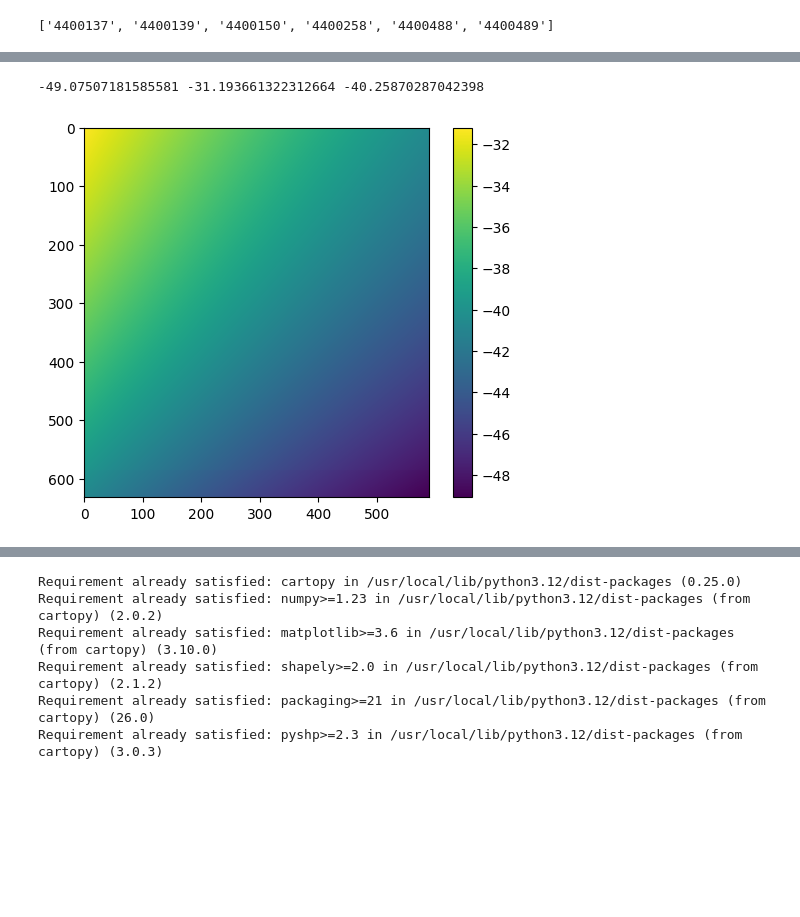
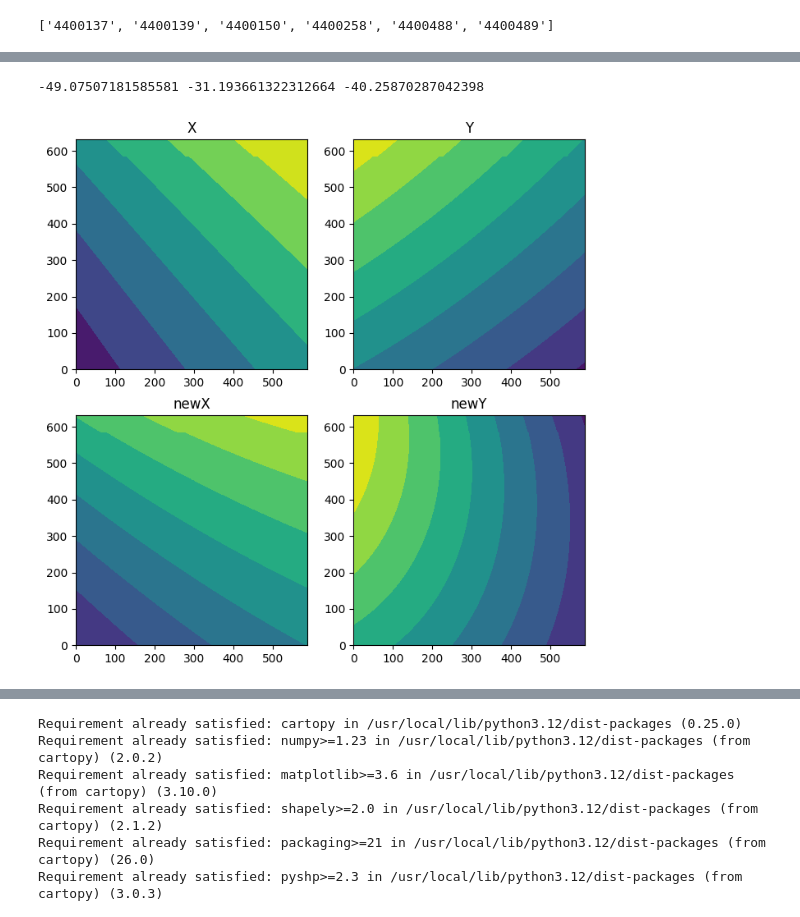
Before and after one commit to jclary-31/Wave_forecast_postprocessing, a Jupyter notebook: Wave.ipynb, the cells around one changed output, grey strips where cells are left out. Drawn from its saved outputs; the diff is of its cells as text; code cells hidden in the pictures; blank space fills up the shorter version.

```diff
--- a/Wave.ipynb
+++ b/Wave.ipynb
@@ -136,8 +136,8 @@ buoy_ids
 from bs4 import BeautifulSoup
 import xml.etree.ElementTree as ET
 
-buoy_ids=stations['# WMO'].tolist()
-buoy_ids
+#buoy_ids=stations['# WMO'].tolist()
+#buoy_ids
 i=-1
 
 moored_dir='https://dd.weather.gc.ca/'+day+'/WXO-DD/observations/swob-ml/marine/moored-buoys/'
@@ -239,7 +239,7 @@ def get_buoy(buyo_dir):
 
   #create datetime after numeric conversion, if before, date_tm will be a strange number
   #print(Q['date_tm'][0])
-  Q['date_tm']=pd.to_datetime(Q['date_tm'],format='ISO8601').dt.tz_localize(None)# localize (None) to remove UTC reference
+  Q['date_tm']=pd.to_datetime(Q['date_tm'],format='ISO8601')#.dt.tz_localize(None)# localize (None) to remove UTC reference
 
   #finally rename columns
   # SW= significant wave
@@ -856,51 +816,69 @@ def compute_curvilign_angle(ds):
   find local angle of rotation
   see definitions on wiki https://en.wikipedia.org/wiki/Curvilinear_coordinates
   and https://gis.stackexchange.com/questions/10808/manually-transforming-rotated-lat-lon-to-regular-lat-lon/14445#14445
   #not sure at 100%
   '''
 
-  #(xprime,prime) is the 'destination' grid (true North, true East)
-  yprime  = ds.latitude.values
-  xprime  = ds.longitude.values
+  #(x,) is the 'destination' grid (true North, true East)
+  Lat  = ds.latitude.values
+  Lon  = ds.longitude.values
 
-  yprime=np.deg2rad(yprime)
-  xprime=np.deg2rad(xprime)
+  #convert degree in radians
+  Lat=np.deg2rad(Lat)
+  Lon=np.deg2rad(Lon)
 
 
-  #find local (xprim,yprime) increasing direction ;  central differences
-  dy_y = yprime[:, 2:] - yprime[:, :-2]
-  dx_y = xprime[:, 2:] - xprime[:, :-2]
+  #find local increasing direction ;  central differences
+  dy_y = Lat[:, 2:] - Lat[:, :-2]
+  dx_y = Lon[:, 2:] - Lon[:, :-2]
 
 
-  y_c  = yprime[:, 1:-1]  # center latitude
-  #print(y_c)
+  y_c  = Lat[:, 1:-1]  # center latitude
   #print(np.mean(y_c), np.std(y_c)) #slights change over the domain
 
   # east/north components of y-direction
   dyE = dx_y * np.cos(y_c)
   dyN = dy_y
 
+  # By definition :
+  # cos theta= xrotated/x_norotation
+  # sin theta= yrotated/y_norotation
+  # so, theta= arctan(...)
+  theta = np.arctan2(dyN, dyE)  # #atan2(y,x)
 
-  # By definition :
-  # cos theta= x/xprime
-  # sin theta= y /yprime
-  # so, theta= arctan(...)
-  theta = np.arctan2(dyN, dyE)  # angle between grid x and xprime (true North)
-  #atan2(y,x)
-  #
+  #convert back to degrees (in math convention!)
   theta=np.rad2deg(theta)
 
   return theta
 
 theta=compute_curvilign_angle(ds)
 
 
 print(theta.min(),theta.max(), theta.mean())
 
-ax=plt.imshow(theta)
-plt.colorbar(ax)
+
+#for theta, 1 point is lost is in first and last y, due dy_y and dx_y definition
+X=ds['longitude'].values[:,1:-1]
+Y=ds['latitude'].values[:,1:-1]
+
+newX=np.cos(np.radians(theta))*X - np.sin(np.radians(theta))*Y
+newY=+np.sin(np.radians(theta))*X + np.cos(np.radians(theta))*Y
+
+
+fig,ax=plt.subplots(2,2,figsize=(8,8))
+ax[0,0].contourf(X)
+ax[0,1].contourf(Y)
+ax[0,0].set_title('X')
+ax[0,1].set_title('Y')
+ax[1,0].contourf(newX)
+ax[1,1].contourf(newY)
+ax[1,0].set_title('newX')
+ax[1,1].set_title('newY')
 plt.show()
+
+
+###something wrong here !!!!!!!!!!!!!!!!!!!!!!!!!!!!!!!!!!!!!!!!!!!!!!!!!!!!!!!!! X should increase according to x axsis no?
 # %% [output]
 -49.07507181585581 -31.193661322312664 -40.25870287042398
-[figure, old version]
+[figure, new version]
 # %%
```
Also changed, not shown: parts of 44 cells of this notebook.
